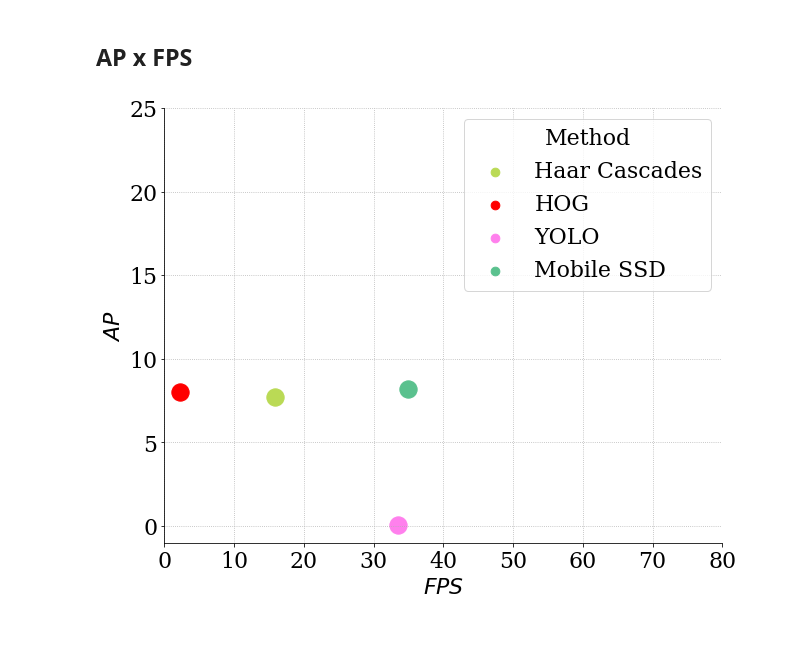
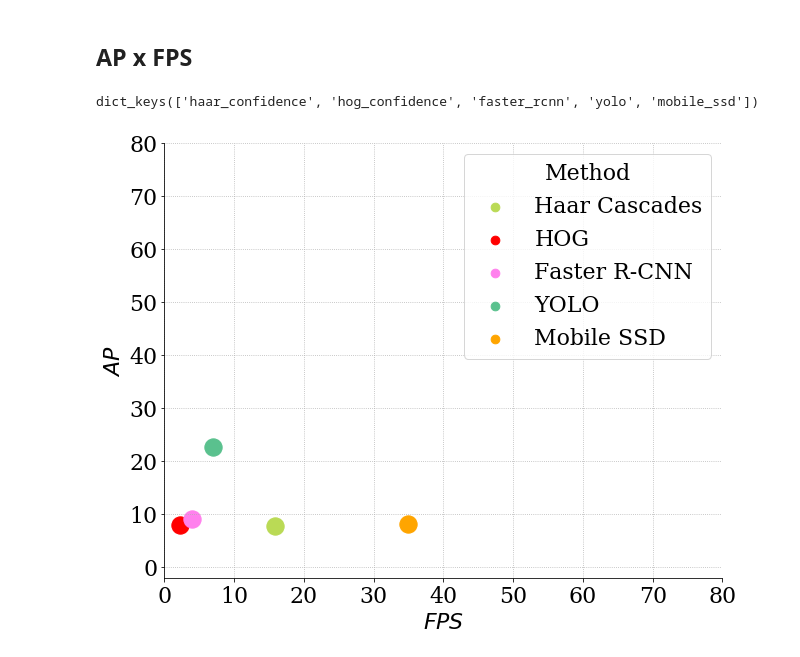
Before and after one commit to vinicius-pirees/people-detection-compare, a Jupyter notebook: average_precision/Generate_visualizations-V2.ipynb, the cells around one changed output. Saved outputs shown, nothing was run; the diff lists cells and outputs as text; code cells hidden in the pictures.

```diff
--- a/average_precision/Generate_visualizations-V2.ipynb
+++ b/average_precision/Generate_visualizations-V2.ipynb
@@ -202,12 +270,12 @@ for idx, technique in enumerate(name_map.keys()):
 
 
     data = get_avg_precision_at_iou(moving_gt_boxes.copy(), pred_boxes.copy(), iou_thr=0.5,
-                                scale=scale, name=pickle_map[technique]+ '_normalization_round', use_pickle=True)
+                                scale=scale, name=pickle_map[technique], use_pickle=True)
 
 
     ax = plot_pr_curve(data['precisions'], data['recalls'], label=name_map[technique], title='Precision-Recall Curve - AP small', color=COLORS[idx], ax=ax)
 
-plt.legend(loc='upper right', title='Method', frameon=True, markerscale=3)
+plt.legend(loc='center right', title='Method', frameon=True, markerscale=3)
 for xval in np.linspace(0.0, 1.0, 11):
     plt.vlines(xval, 0.0, 1.1, color='gray', alpha=0.3, linestyles='dashed')
 
@@ -228,12 +297,12 @@ for idx, technique in enumerate(name_map.keys()):
 
 
     data = get_avg_precision_at_iou(moving_gt_boxes.copy(), pred_boxes.copy(), iou_thr=0.5,
-                                scale=scale, name=pickle_map[technique]+ '_normalization_round', use_pickle=True)
+                                scale=scale, name=pickle_map[technique], use_pickle=True)
 
 
     ax = plot_pr_curve(data['precisions'], data['recalls'], label=name_map[technique], title='Precision-Recall Curve - AP medium', color=COLORS[idx], ax=ax)
 
-plt.legend(loc='upper right', title='Method', frameon=True, markerscale=3)
+plt.legend(loc='center right', title='Method', frameon=True, markerscale=3)
 for xval in np.linspace(0.0, 1.0, 11):
     plt.vlines(xval, 0.0, 1.1, color='gray', alpha=0.3, linestyles='dashed')
 plt.savefig('PRmedium.png')
@@ -253,12 +323,12 @@ for idx, technique in enumerate(name_map.keys()):
 
 
     data = get_avg_precision_at_iou(moving_gt_boxes.copy(), pred_boxes.copy(), iou_thr=0.5,
-                                scale=scale, name=pickle_map[technique]+ '_normalization_round', use_pickle=True)
+                                scale=scale, name=pickle_map[technique], use_pickle=True)
 
 
     ax = plot_pr_curve(data['precisions'], data['recalls'], label=name_map[technique], title='Precision-Recall Curve - AP large', color=COLORS[idx], ax=ax)
 
-plt.legend(loc='upper right', title='Method', frameon=True,  markerscale=3)
+plt.legend(loc='center right', title='Method', frameon=True,  markerscale=3)
 for xval in np.linspace(0.0, 1.0, 11):
     plt.vlines(xval, 0.0, 1.1, color='gray', alpha=0.3, linestyles='dashed')
 plt.savefig('PRlarge.png')
@@ -271,33 +342,37 @@ Number of large ground truth boxes: 19552
 # %% [markdown]
 ## AP x FPS
 # %%
-fps_dict = {'hog': 2.19, 'haar': 15.83, 'yolo':33.47, 'mobile_ssd':34.89}
+fps_dict = {'hog_confidence': 2.19, 'haar_confidence': 15.83, 'faster_rcnn': 4.01, 'yolo':6.93, 'mobile_ssd':34.89}
 # %%
 plt.rcParams.update({'font.size': 22})
+# %%
+name_map.keys()
+# %% [output]
+dict_keys(['haar_confidence', 'hog_confidence', 'faster_rcnn', 'yolo', 'mobile_ssd'])
 # %%
 ax = None
 scale = 'all'
 
 for idx, technique in enumerate(name_map.keys()):
 
     if ax is None:
         plt.figure(figsize=(10,8))
         ax = plt.gca()
 
     color = COLORS[idx]
 
     ap = manual_map_dict[technique][scale]
 
-    ax.scatter(fps_dict[pickle_map[technique]], ap, label=name_map[technique], s=300, color=color)
+    ax.scatter(fps_dict[technique], ap, label=name_map[technique], s=300, color=color)
     ax.set_xlabel(r'$FPS$')
     ax.set_ylabel(r'$AP$')
     ax.set_xlim([0,80])
-    ax.set_ylim([-1,25])
+    ax.set_ylim([-2,80])
 plt.legend(loc='upper right', title='Method', frameon=True, markerscale=0.5)
 plt.grid(linestyle='dotted')
 plt.savefig('APxFPS.png')
 # %% [output]
-[figure, old version]
+[figure, new version]
 # %%
 for scale in ['small','medium','large']:
 
```
Also changed, not shown: parts of 8 cells of this notebook, 1 other file.
